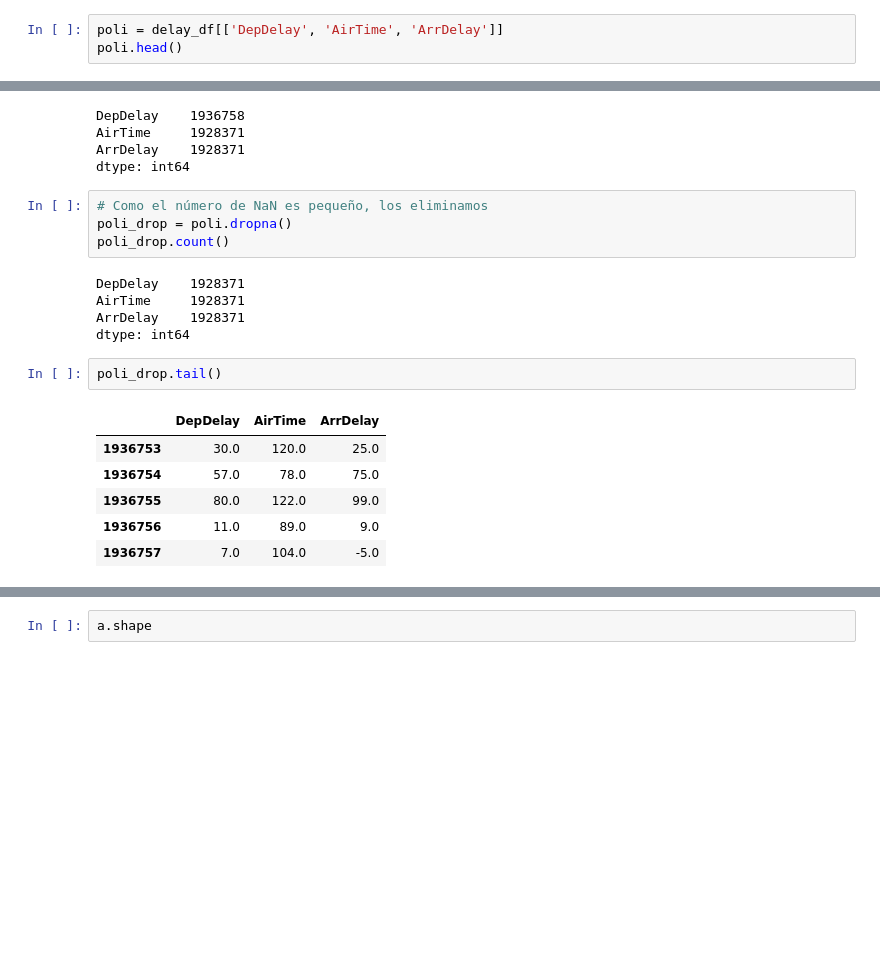
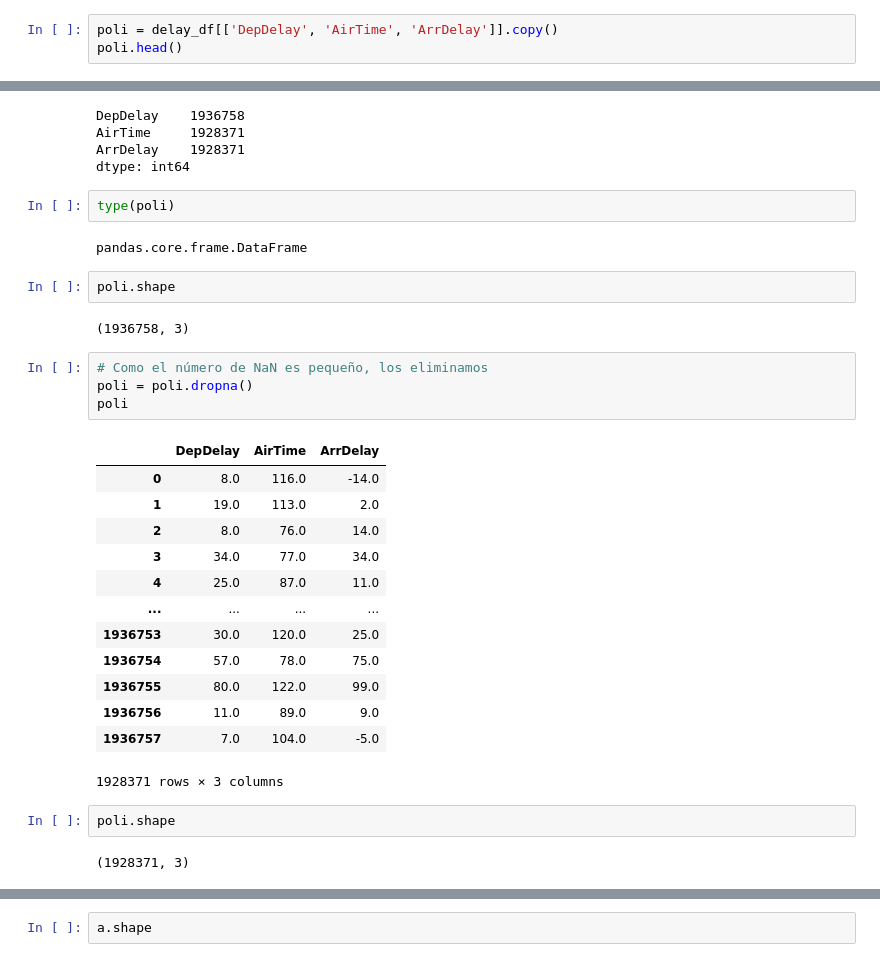
Before and after one commit to Yms002/Ejercicios, a Jupyter notebook: S11_T01/S11_T01 - Practicant amb training i test sets.ipynb, the cells around one changed output, grey strips where cells are left out. Drawn from its saved outputs; the diff is of its cells as text; blank space fills up the shorter version.

```diff
--- a/S11_T01/S11_T01 - Practicant amb training i test sets.ipynb
+++ b/S11_T01/S11_T01 - Practicant amb training i test sets.ipynb
@@ -258,7 +258,7 @@ dtype: int64
 # A continuación realizaremos una transformación polinómica sobre las columnas AirTime, ArrDelay y DepDelay, para ver si existe relación entre retraso a la salida, retraso a la llegada y tiempo en el aire.
 from sklearn.preprocessing import PolynomialFeatures # Importamos la librería
 # %%
-poli = delay_df[['DepDelay', 'AirTime', 'ArrDelay']]
+poli = delay_df[['DepDelay', 'AirTime', 'ArrDelay']].copy()
 poli.head()
 # %% [output]
 |  | DepDelay | AirTime | ArrDelay |
@@ -275,23 +275,35 @@ DepDelay    1936758
 AirTime     1928371
 ArrDelay    1928371
 dtype: int64
+# %%
+type(poli)
+# %% [output]
+pandas.core.frame.DataFrame
+# %%
+poli.shape
+# %% [output]
+(1936758, 3)
 # %%
 # Como el número de NaN es pequeño, los eliminamos
-poli_drop = poli.dropna()
-poli_drop.count()
+poli = poli.dropna()
+poli
 # %% [output]
+|  | DepDelay | AirTime | ArrDelay |
+| 0 | 8.0 | 116.0 | -14.0 |
+| 1 | 19.0 | 113.0 | 2.0 |
+| 2 | 8.0 | 76.0 | 14.0 |
+| 3 | 34.0 | 77.0 | 34.0 |
+| 4 | 25.0 | 87.0 | 11.0 |
+| ... | ... | ... | ... |
+| 1936753 | 30.0 | 120.0 | 25.0 |
+| 1936754 | 57.0 | 78.0 | 75.0 |
+| 1936755 | 80.0 | 122.0 | 99.0 |
+| 1936756 | 11.0 | 89.0 | 9.0 |
+| 1936757 | 7.0 | 104.0 | -5.0 |
-DepDelay    1928371
-AirTime     1928371
-ArrDelay    1928371
-dtype: int64
+1928371 rows × 3 columns
-# %%
-poli_drop.tail()
-# %% [output]
-|  | DepDelay | AirTime | ArrDelay |
-| 1936753 | 30.0 | 120.0 | 25.0 |
-| 1936754 | 57.0 | 78.0 | 75.0 |
-| 1936755 | 80.0 | 122.0 | 99.0 |
-| 1936756 | 11.0 | 89.0 | 9.0 |
-| 1936757 | 7.0 | 104.0 | -5.0 |
+# %%
+poli.shape
+# %% [output]
+(1928371, 3)
 # %%
 transform = PolynomialFeatures(degree=3, interaction_only=True, ) # "Poli" se transforma de: DepDelay=X1, AirTime=X2 y ArrDelay=X3; a 1, X1, X2, X3, X1*X2, X1*X3, X2*X3, X1*X2*X3
```
Also changed, not shown: parts of 6 cells of this notebook.
